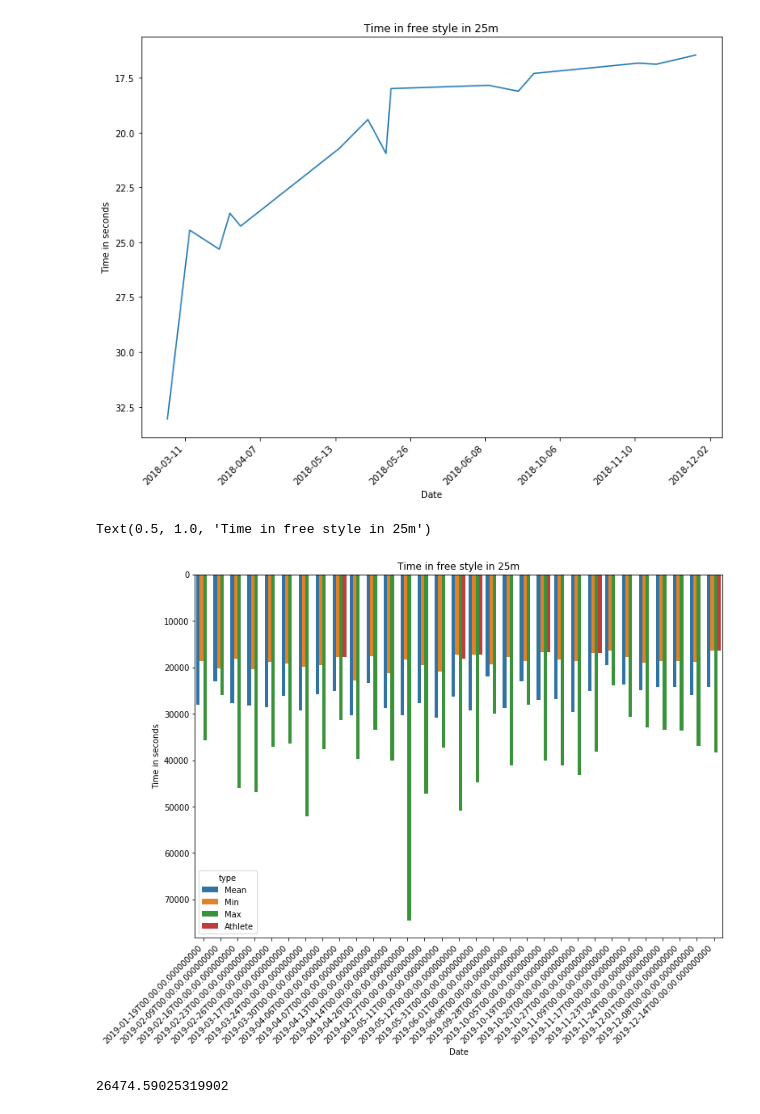
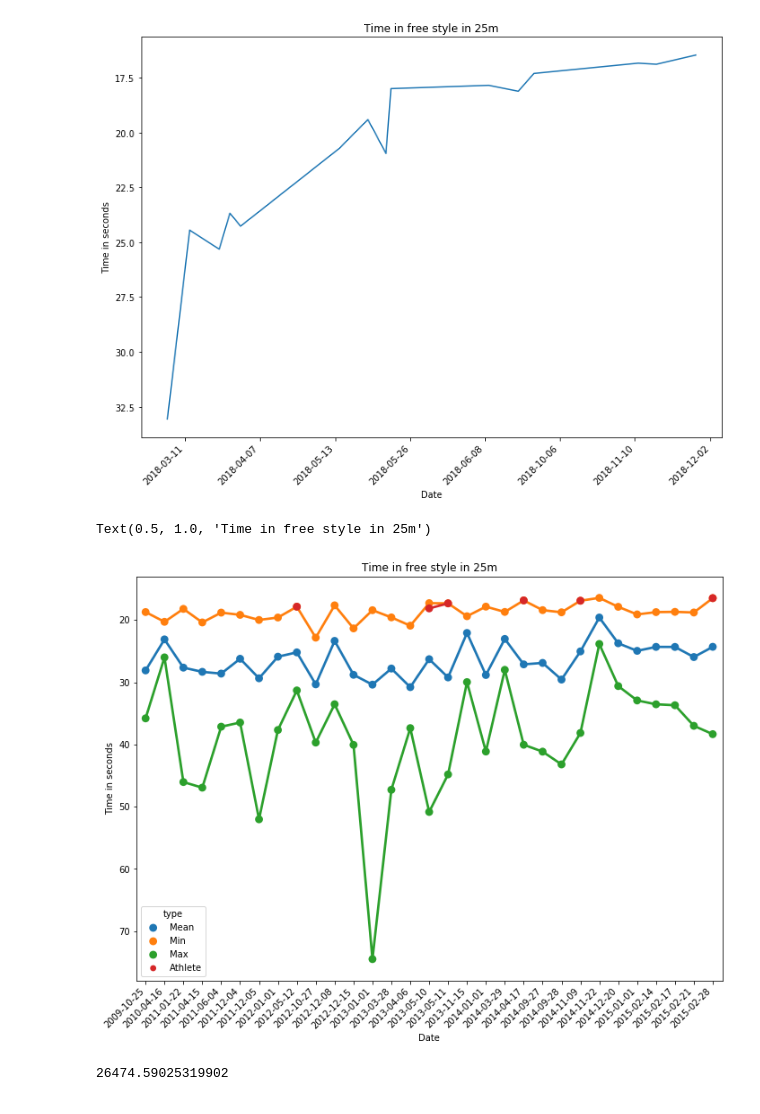
Before and after one commit to mrozim78/megatiming_experiments, a Jupyter notebook: megatiming_analyze_seaborn.ipynb, the cells around one changed output. Drawn from its saved outputs; the diff is of its cells as text; code cells hidden in the pictures.

```diff
--- a/megatiming_analyze_seaborn.ipynb
+++ b/megatiming_analyze_seaborn.ipynb
@@ -2,7 +2,7 @@
 #Reading data and filter bad data
 import pandas as pd
 import numpy as np
-data = pd.read_csv("result_contest.csv", index_col=0,low_memory=False)
+data = pd.read_csv("result_contest.csv", index_col=0)
 data = data.query('swimtime!="00:00:00.00"')
 # %%
 #Clean data
@@ -73,40 +73,40 @@ plot.set_title('Time in free style in 25m')
 Text(0.5, 1.0, 'Time in free style in 25m')
 [figure]
 # %%
-all_data["swimtime_ms"].mean()
+mean_athlete = all_data.groupby(['date']).mean()["swimtime_ms"].to_frame(name = 'swimtime_ms').reset_index()
+mean_athlete["type"] = 'Mean'
 
-mean_athelete = all_data.groupby(['date']).mean()["swimtime_ms"].to_frame(name = 'swimtime_ms').reset_index()
-mean_athelete["type"] = 'Mean'
+min_athlete = all_data.groupby(['date']).min()["swimtime_ms"].to_frame(name = 'swimtime_ms').reset_index()
+min_athlete["type"] = 'Min'
 
-min_athelete = all_data.groupby(['date']).min()["swimtime_ms"].to_frame(name = 'swimtime_ms').reset_index()
-min_athelete["type"] = 'Min'
+max_athlete = all_data.groupby(['date']).max()["swimtime_ms"].to_frame(name = 'swimtime_ms').reset_index()
+max_athlete["type"] = 'Max'
 
-max_athelete = all_data.groupby(['date']).max()["swimtime_ms"].to_frame(name = 'swimtime_ms').reset_index()
-max_athelete["type"] = 'Max'
+athlete = athlete_data_free.loc[:,["date","swimtime_ms"]]
+athlete["type"]="Athlete"
 
-athelete = athlete_data_free.loc[:,["date","swimtime_ms"]]
-athelete["type"]="Athlete"
 
-result = pd.concat([mean_athelete, min_athelete, max_athelete,athelete])
+result = pd.concat([mean_athlete, min_athlete, max_athlete,athlete])
+result["swimtime"] = result["swimtime_ms"]/1000
+
 result_date = result[(result['date'] > '2019-01-01') & (result['date'] < '2019-12-31')]
 # %%
 from matplotlib import pyplot
 import seaborn as sns
 from pandas.plotting import register_matplotlib_converters
 register_matplotlib_converters()
-
 a4_dims = (11.7, 8.27)
 fig, ax = pyplot.subplots(figsize=a4_dims)
+plot = sns.pointplot(x='date',y='swimtime' , hue ='type' , data=result_date , style='type')
 x_dates = result['date'].dt.strftime('%Y-%m-%d').sort_values().unique()
 ax.set_xticklabels(labels=x_dates, rotation=45, ha='right')
-plot = sns.barplot(x='date',y='swimtime_ms' , hue ='type' , data=result_date)
 plot.invert_yaxis()
 plot.set_xlabel('Date')
 plot.set_ylabel('Time in seconds')
 plot.set_title('Time in free style in 25m')
 # %% [output]
 Text(0.5, 1.0, 'Time in free style in 25m')
-[figure, old version]
+[figure, new version]
 # %%
 all_data["swimtime_ms"].mean()
 # %% [output]
```
